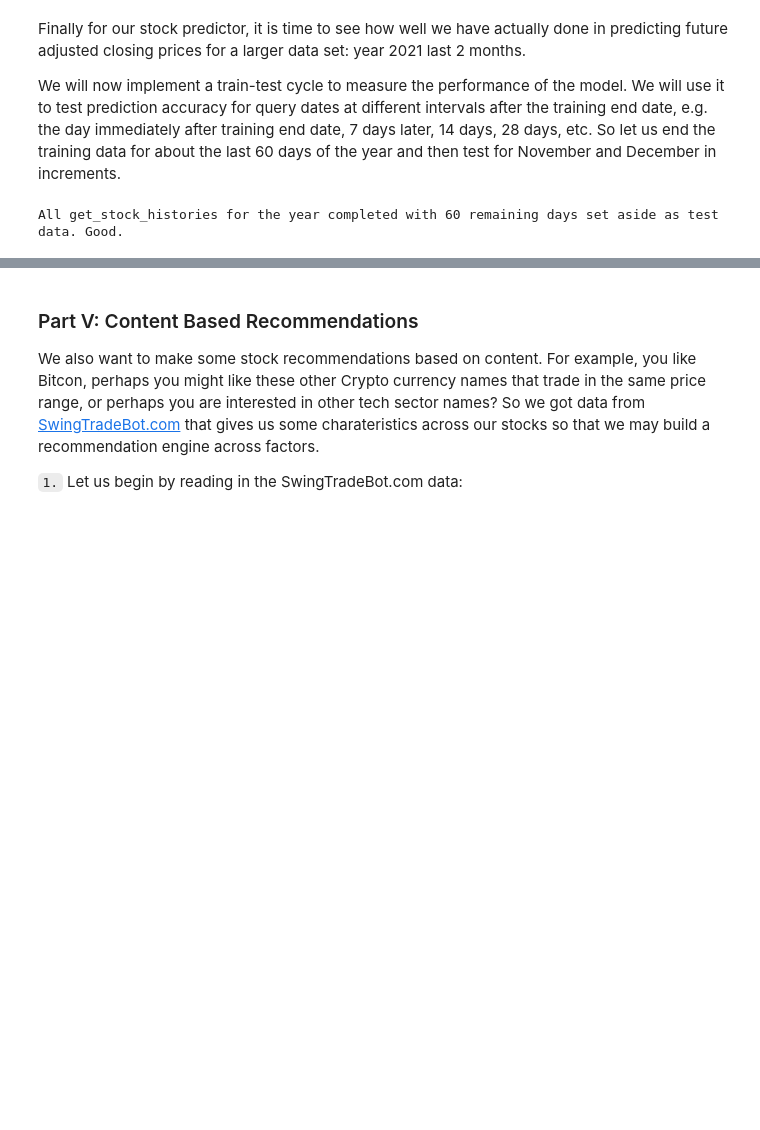
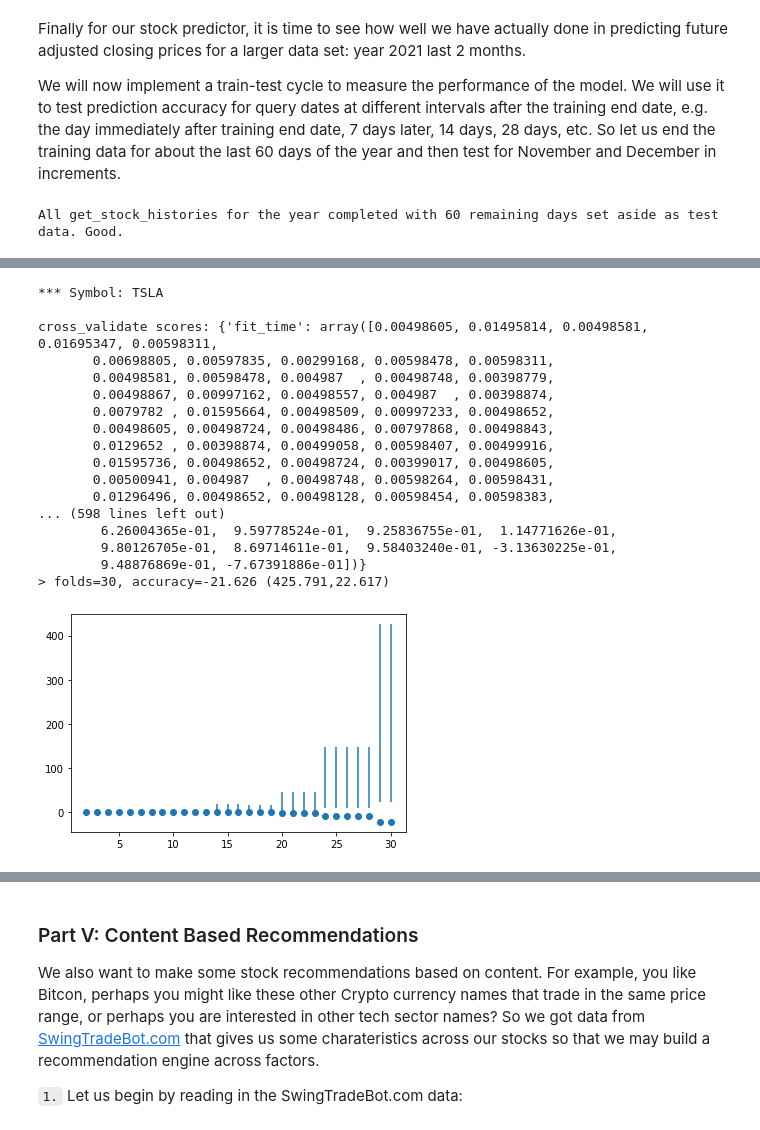
Before and after one commit to hmelendez001/Capstone-Project4-Udacity-Data-Scientist, a Jupyter notebook: Investment_and_Trading_Capstone.ipynb, the cells around one changed output, grey strips where cells are left out. Drawn from its saved outputs; the diff is of its cells as text; code cells hidden in the pictures; blank space fills up the shorter version.

```diff
--- a/Investment_and_Trading_Capstone.ipynb
+++ b/Investment_and_Trading_Capstone.ipynb
@@ -1854,0 +1942,71 @@ evaluate_models(symbols)
+# %%
+def kfold_validation(symbol: str):
+    '''
+    INPUT:
+    from_date - (date) The starting date range to get data for
+    to_date - (date) The ending date range to get data for
+    symbols - (array) List of stock tickers to get stock prediction data for
+    max_days_to_predict (int) - maximum number of days to predict into the future (sanity check)
+
+    OUTPUT:
+    error_msg - Optional error message when applicable, if empty the data frame is valid
+    df_ret - Pandas data frame containing columns Symbol, Date, Open, High, Low, Close, Adj Close, and Adj Close Next Day
+
+    Description:
+    This is the query interface function that accepts a list of dates and a list of ticker symbols,
+    and outputs the predicted stock prices for each of those stocks on the given dates.
+    Note that the query dates passed in must be after the training date range, and ticker symbols
+    must be a subset of the ones trained on.
+    '''
+    symbols = [symbol]
+    # calculate the ideal test condition
+    error_msg, bool_ret, ideal, _, _ = evaluate_models(symbols, LeaveOneOut())
+    ideal = ideal[0]
+    print('Ideal: %.3f' % ideal)
+
+    # define folds to test
+    folds = range(2,31)
+
+    # record mean and min/max of each set of results
+    means, mins, maxs = list(),list(),list()
+    # evaluate each k value
+    for k in folds:
+        # define the test condition
+        cv = KFold(n_splits=k, shuffle=True, random_state=1)
+        # evaluate k value
+        error_msg, bool_ret, k_mean, k_min, k_max = evaluate_models(symbols, cv)
+        # report performance
+        print('> folds=%d, accuracy=%.3f (%.3f,%.3f)' % (k, k_mean[0], k_min[0], k_max[0]))
+        # store mean accuracy
+        means.append(k_mean[0])
+        # store min and max relative to the mean
+        mins.append(k_mean[0] - k_min[0])
+        maxs.append(k_max[0] - k_mean[0])
+
+    # line plot of k mean values with min/max error bars
+    plt.errorbar(folds, means, yerr=[mins, maxs], fmt='o')
+    # plot the ideal case in a separate color
+    plt.plot(folds, [ideal for _ in range(len(folds))], color='r')
+    # show the plot
+    plt.show()
+
+kfold_validation('TSLA')
+# %% [output]
+*** Symbol: TSLA
+
+cross_validate scores: {'fit_time': array([0.00498605, 0.01495814, 0.00498581, 0.01695347, 0.00598311,
+       0.00698805, 0.00597835, 0.00299168, 0.00598478, 0.00598311,
+       0.00498581, 0.00598478, 0.004987  , 0.00498748, 0.00398779,
+       0.00498867, 0.00997162, 0.00498557, 0.004987  , 0.00398874,
+       0.0079782 , 0.01595664, 0.00498509, 0.00997233, 0.00498652,
+       0.00498605, 0.00498724, 0.00498486, 0.00797868, 0.00498843,
+       0.0129652 , 0.00398874, 0.00499058, 0.00598407, 0.00499916,
+       0.01595736, 0.00498652, 0.00498724, 0.00399017, 0.00498605,
+       0.00500941, 0.004987  , 0.00498748, 0.00598264, 0.00598431,
+       0.01296496, 0.00498652, 0.00498128, 0.00598454, 0.00598383,
+... (598 lines left out)
+        6.26004365e-01,  9.59778524e-01,  9.25836755e-01,  1.14771626e-01,
+        9.80126705e-01,  8.69714611e-01,  9.58403240e-01, -3.13630225e-01,
+        9.48876869e-01, -7.67391886e-01])}
+> folds=30, accuracy=-21.626 (425.791,22.617)
+[figure, added]
```
Also changed, not shown: parts of 24 cells of this notebook, 1 other file.
